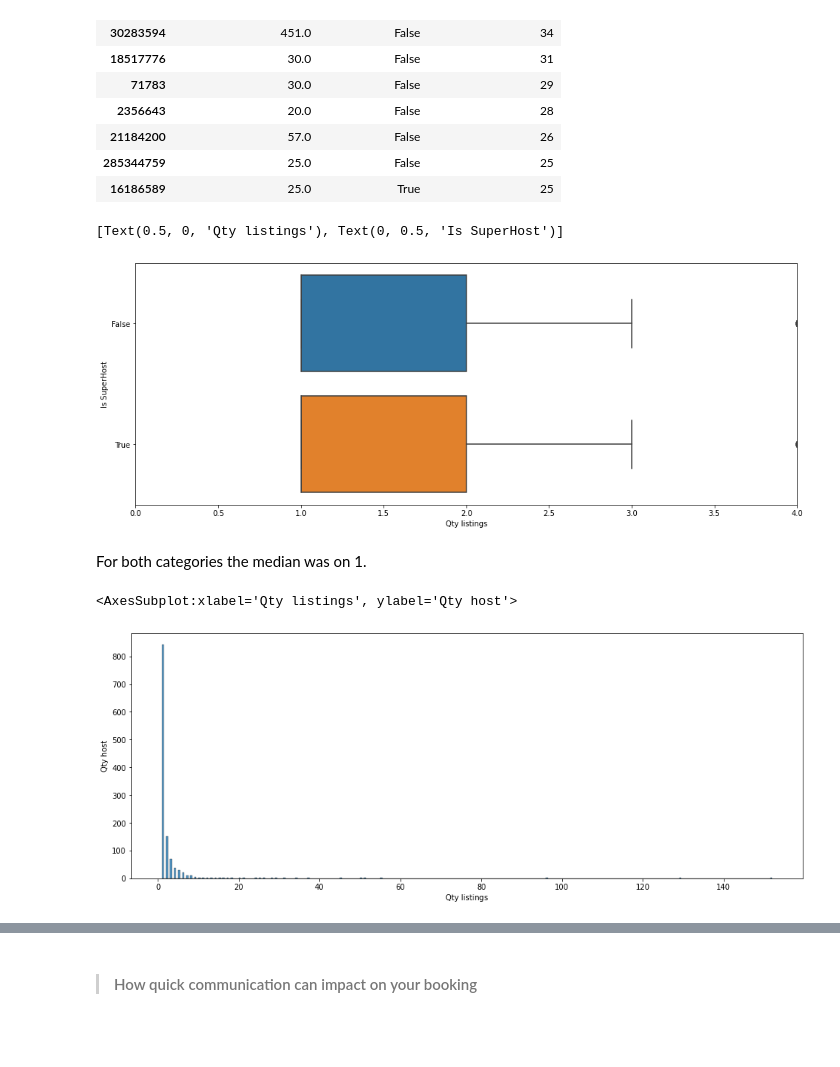
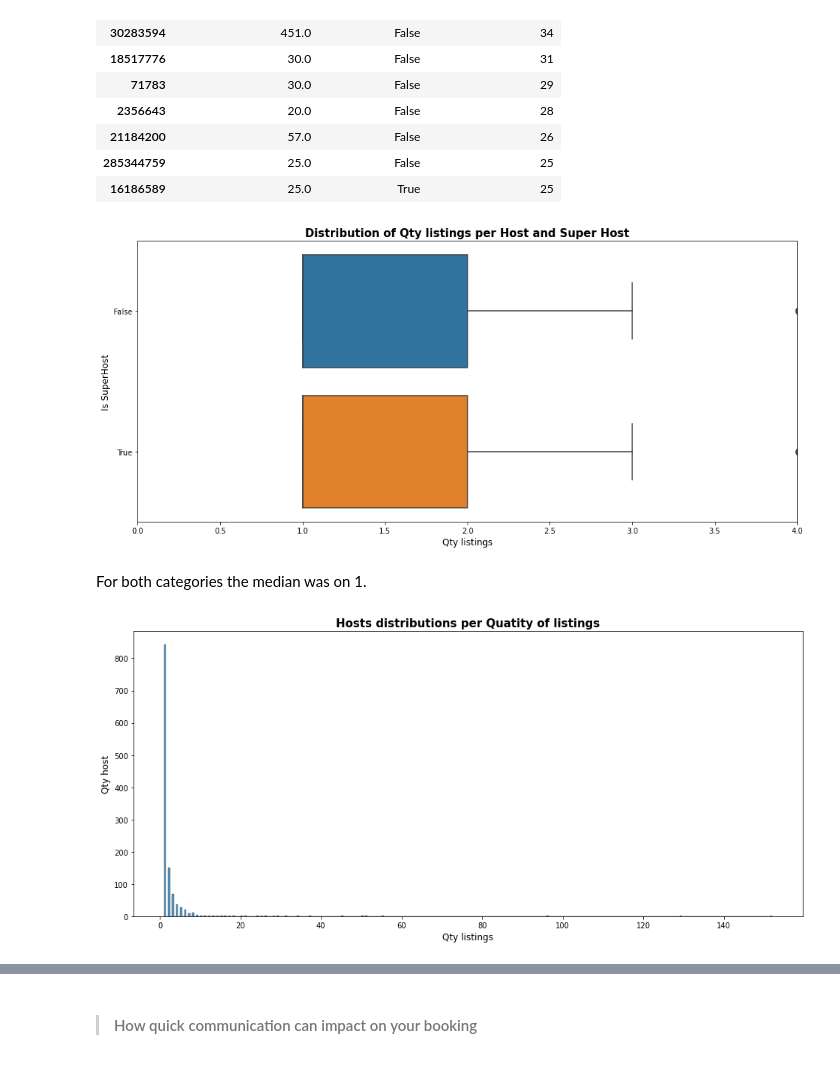
Before and after one commit to GuiOli91/Airbnb_2021Boston, a Jupyter notebook: Airbnb_Exploratory.ipynb, the cells around one changed output, grey strips where cells are left out. Saved outputs shown, nothing was run; the diff lists cells and outputs as text; code cells hidden in the pictures; blank space fills up the shorter version.

Commit message:
Code saves graphs and better format

```diff
--- a/Airbnb_Exploratory.ipynb
+++ b/Airbnb_Exploratory.ipynb
@@ -224,25 +225,29 @@ host_listing.sort_values('count_Listings_Boston', ascending=False).head(15)
 | 21184200 | 57.0 | False | 26 |
 | 285344759 | 25.0 | False | 25 |
 | 16186589 | 25.0 | True | 25 |
+# %%
+plt.rc('axes', titlesize = 15, titleweight = 'bold', labelsize = 12)
 # %%
-plt.figure(figsize=(16,6))
+plt.figure(figsize=(16,7))
+plt.title("Distribution of Qty listings per Host and Super Host")
 plt.xlim(right = 4)
 sns.boxplot(data = host_listing,
             x = 'count_Listings_Boston',
             y = 'host_is_superhost').set(xlabel='Qty listings',
                                          ylabel='Is SuperHost')
+plt.savefig(fname = "Images/fig1")
 # %% [output]
-[Text(0.5, 0, 'Qty listings'), Text(0, 0.5, 'Is SuperHost')]
-[figure, old version]
+[figure, new version]
 # %% [markdown]
 For both categories the median was on 1.
 # %%
-plt.figure(figsize=(16,6))
+plt.figure(figsize=(16,7))
+plt.title("Hosts distributions per Quatity of listings")
 plt.ylabel('Qty host')
 plt.xlabel('Qty listings')
 sns.histplot(listing.groupby('host_id', dropna = False)['id'].count(), bins = 302)
+plt.savefig(fname = "Images/fig2")
 # %% [output]
-<AxesSubplot:xlabel='Qty listings', ylabel='Qty host'>
-[figure, old version]
+[figure, new version]
 # %%
 plt.figure(figsize=(16,6))
```
Also changed, not shown: parts of 14 cells of this notebook.
